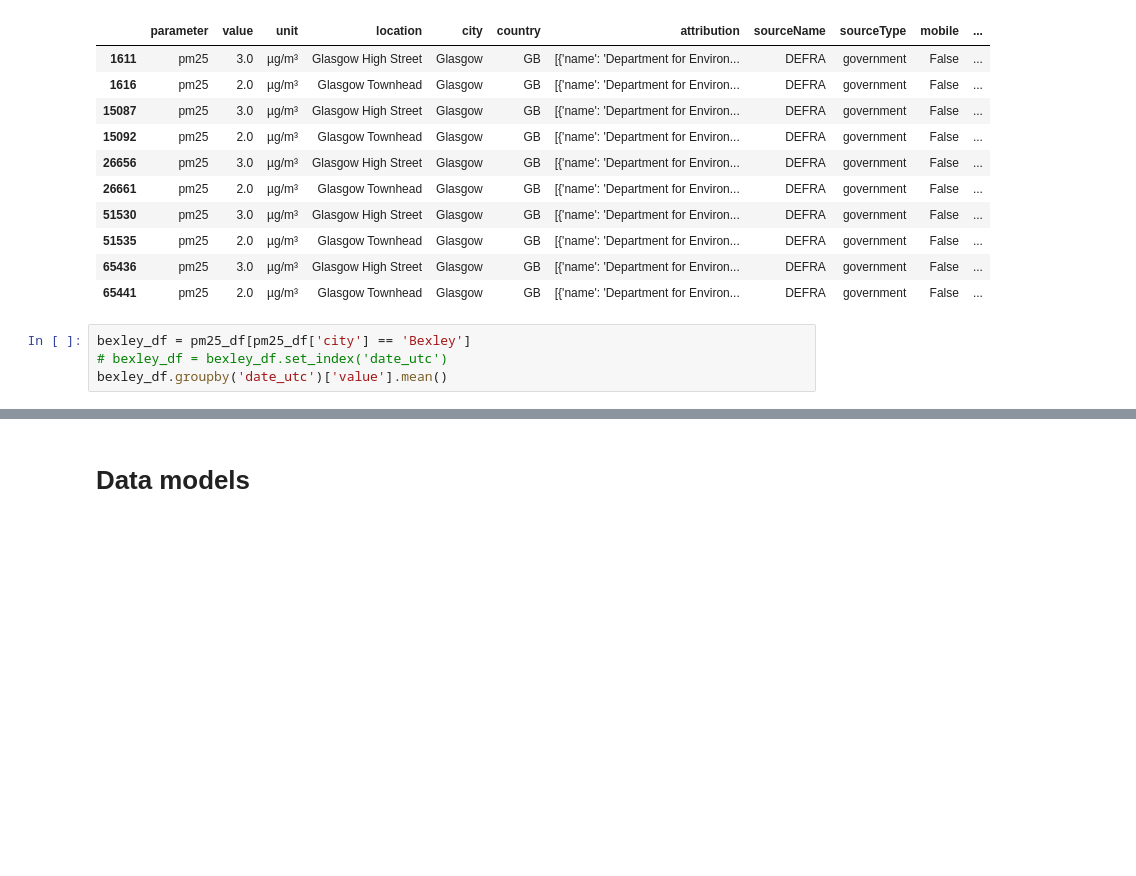
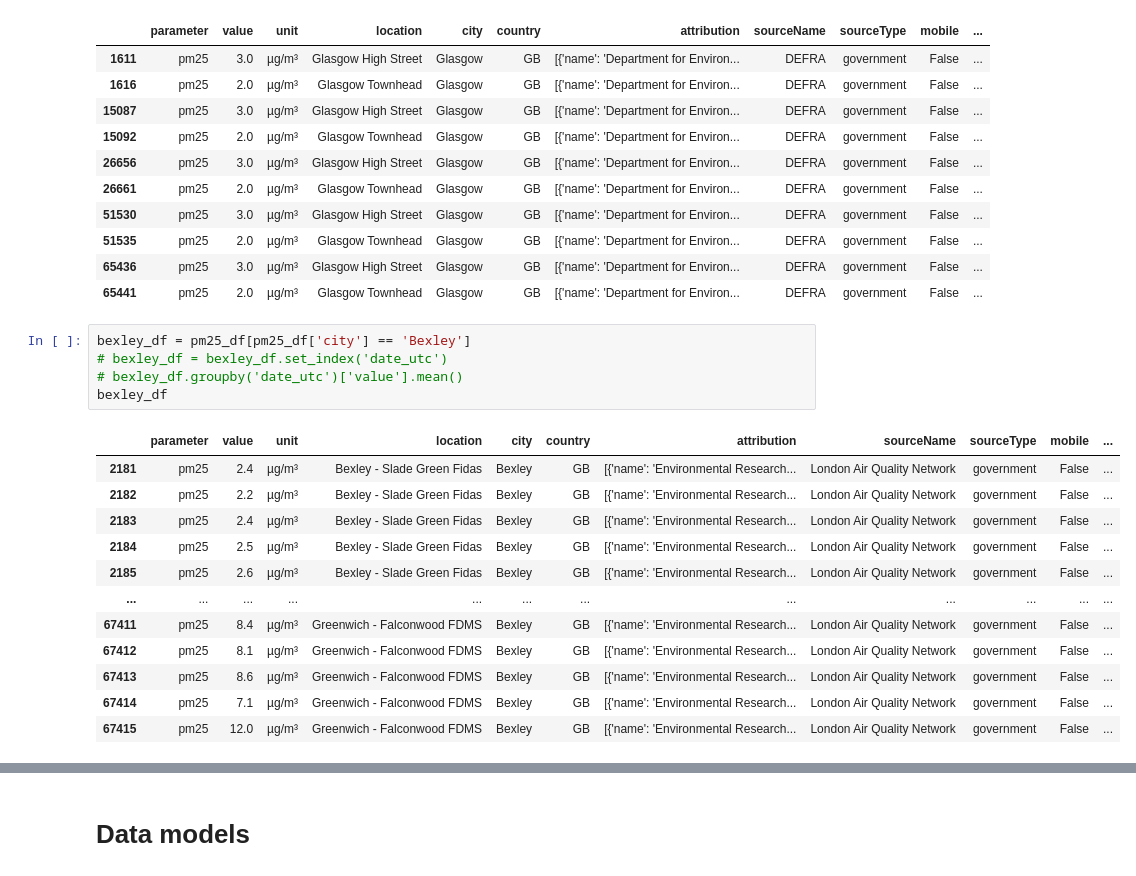
Before and after one commit to alkistz/pp-assessment, a Jupyter notebook: air_quality/notebooks/testing.ipynb, the cells around one changed output, grey strips where cells are left out. Drawn from its saved outputs; the diff is of its cells as text; blank space fills up the shorter version.

```diff
--- a/air_quality/notebooks/testing.ipynb
+++ b/air_quality/notebooks/testing.ipynb
@@ -234,5 +254,18 @@ pm25_24h[pm25_24h['city'] == 'Glasgow']
 # %%
 bexley_df = pm25_df[pm25_df['city'] == 'Bexley']
 # bexley_df = bexley_df.set_index('date_utc')
-bexley_df.groupby('date_utc')['value'].mean()
+# bexley_df.groupby('date_utc')['value'].mean()
+bexley_df
 # %% [output]
+|  | parameter | value | unit | location | city | country | attribution | sourceName | sourceType | mobile | ... |
+| 2181 | pm25 | 2.4 | µg/m³ | Bexley - Slade Green Fidas | Bexley | GB | [{'name': 'Environmental Research... | London Air Quality Network | government | False | ... |
+| 2182 | pm25 | 2.2 | µg/m³ | Bexley - Slade Green Fidas | Bexley | GB | [{'name': 'Environmental Research... | London Air Quality Network | government | False | ... |
+| 2183 | pm25 | 2.4 | µg/m³ | Bexley - Slade Green Fidas | Bexley | GB | [{'name': 'Environmental Research... | London Air Quality Network | government | False | ... |
+| 2184 | pm25 | 2.5 | µg/m³ | Bexley - Slade Green Fidas | Bexley | GB | [{'name': 'Environmental Research... | London Air Quality Network | government | False | ... |
+| 2185 | pm25 | 2.6 | µg/m³ | Bexley - Slade Green Fidas | Bexley | GB | [{'name': 'Environmental Research... | London Air Quality Network | government | False | ... |
+| ... | ... | ... | ... | ... | ... | ... | ... | ... | ... | ... | ... |
+| 67411 | pm25 | 8.4 | µg/m³ | Greenwich - Falconwood FDMS | Bexley | GB | [{'name': 'Environmental Research... | London Air Quality Network | government | False | ... |
+| 67412 | pm25 | 8.1 | µg/m³ | Greenwich - Falconwood FDMS | Bexley | GB | [{'name': 'Environmental Research... | London Air Quality Network | government | False | ... |
+| 67413 | pm25 | 8.6 | µg/m³ | Greenwich - Falconwood FDMS | Bexley | GB | [{'name': 'Environmental Research... | London Air Quality Network | government | False | ... |
+| 67414 | pm25 | 7.1 | µg/m³ | Greenwich - Falconwood FDMS | Bexley | GB | [{'name': 'Environmental Research... | London Air Quality Network | government | False | ... |
+| 67415 | pm25 | 12.0 | µg/m³ | Greenwich - Falconwood FDMS | Bexley | GB | [{'name': 'Environmental Research... | London Air Quality Network | government | False | ... |
```
Also changed, not shown: parts of 15 cells of this notebook, 7 other files.
